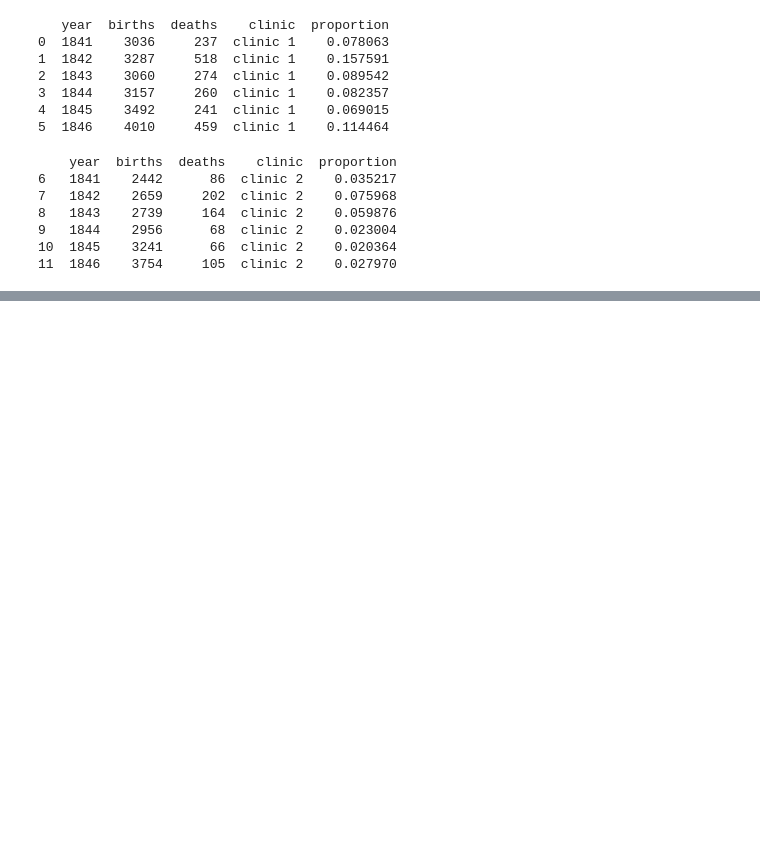
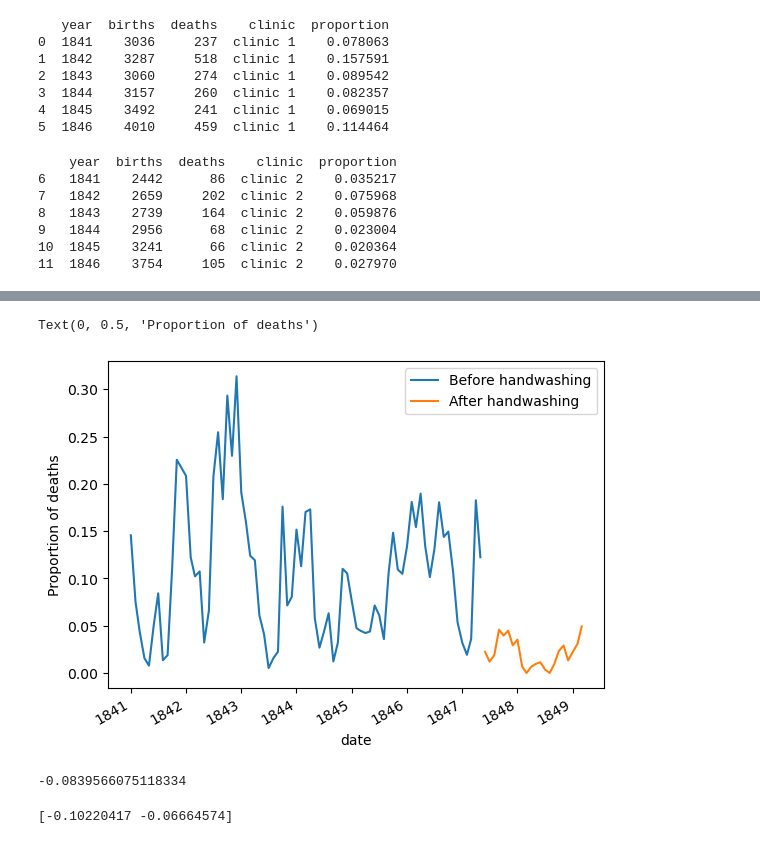
Before and after one commit to sam-luka/Dr.-Semmelweis-and-the-Discovery-of-Handwashing, a Jupyter notebook: Dr. Semmelweis and the Discovery of Handwashing.ipynb, the cells around one changed output, grey strips where cells are left out. Saved outputs shown, nothing was run; the diff lists cells and outputs as text; code cells hidden in the pictures; blank space fills up the shorter version.

```diff
--- a/Dr. Semmelweis and the Discovery of Handwashing.ipynb
+++ b/Dr. Semmelweis and the Discovery of Handwashing.ipynb
@@ -85,0 +86,24 @@ Text(0, 0.5, 'Proportion deaths')
+# %%
+#we now investigate the effects of handwashing
+handwashing = pd.to_datetime('1847-06-01')
+# %%
+#let's divide the data into a "before and after" scenario
+before = monthly[monthly.date < handwashing]
+after = monthly[monthly.date >= handwashing]
+# %%
+#we know plot the before and after data
+ax = before.plot(x='date', y='proportion_deaths', label='Before handwashing')
+after.plot(x='date', y='proportion_deaths', label='After handwashing', ax=ax)
+ax.set_ylabel('Proportion of deaths')
+# %% [output]
+Text(0, 0.5, 'Proportion of deaths')
+[figure, added]
+# %%
+#let's find out if there was an improvement on matters mean monthly deaths
+before_proportion = before.proportion_deaths
+after_proportion = after.proportion_deaths
+mean_diff = after_proportion.mean() - before_proportion.mean()
+print(mean_diff)
+#is it or is it not an improvement
+# %% [output]
+-0.0839566075118334
@@ -85,0 +117,6 @@ Text(0, 0.5, 'Proportion deaths')
+# %%
+#calculating a confidence level of 95%
+confidence_interval = percentile(boot_mean_diff, [2.5, 97.5])
+print(confidence_interval)
+# %% [output]
+[-0.10220417 -0.06664574]
```
Also changed, not shown: parts of 14 cells of this notebook.
